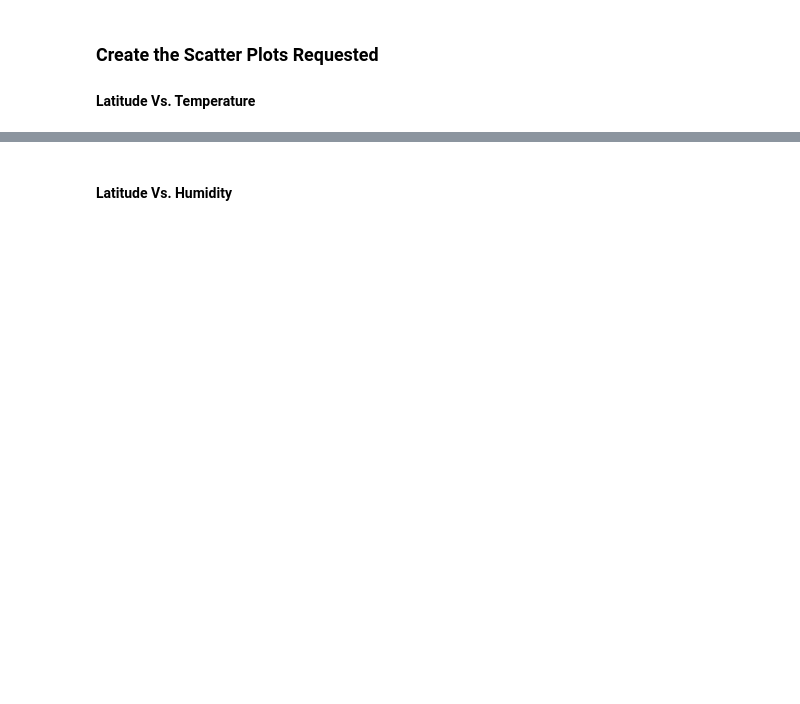
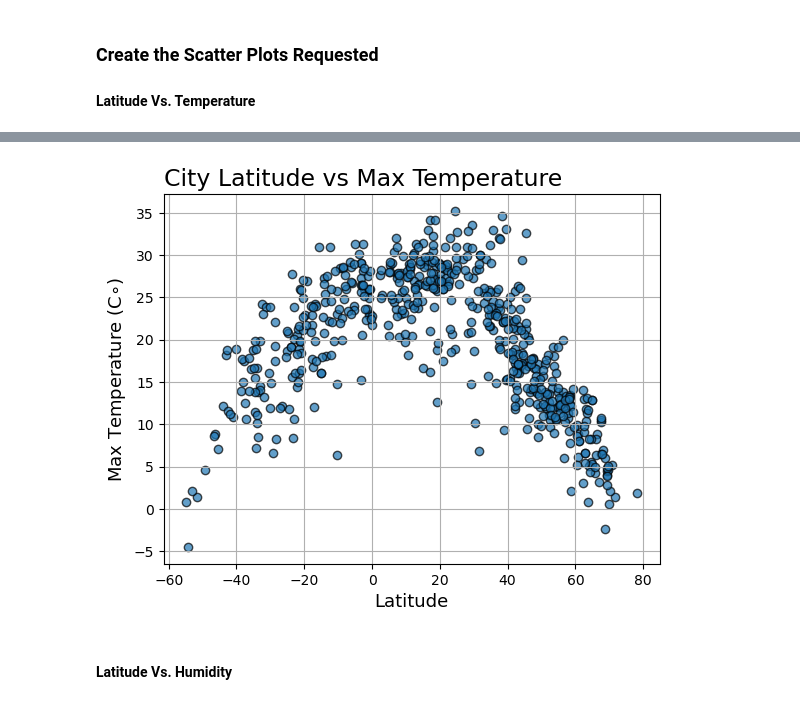
Before and after one commit to dejesusalcala/python-api-challenge, a Jupyter notebook: WeatherPy.ipynb, the cells around one changed output, grey strips where cells are left out. Cells and saved outputs as stored; diff of their text form; code cells hidden in the pictures; blank space fills up the shorter version.

Commit message:
Created plots for analysis and saved them to output_data folder

```diff
--- a/WeatherPy.ipynb
+++ b/WeatherPy.ipynb
@@ -220,2 +209,28 @@ plt.show()
+# %%
+# Build scatter plot for latitude vs. max temperature
+
+plt.scatter(data = MainCityDataDF,
+            x = "Lat",
+            y = "Max Temp",
+            alpha = .70,
+            edgecolors = "black"
+            )
+plt.title(label = "City Latitude vs Max Temperature",
+          fontsize = 17,
+          loc = "left")
+plt.xlabel(xlabel = "Latitude",
+           fontsize = 13),
+plt.ylabel(ylabel = "Max Temperature (C$\circ$)",
+           fontsize = 13)
+
+plt.grid()
+
+# Save the figure
+
+plt.savefig("output_data/Fig1.png")
+
+plt.show()
+# %% [output]
+[figure, added]
 # %% [markdown]
 #### Latitude Vs. Humidity
```
Also changed, not shown: parts of 9 cells of this notebook, 4 other files.
